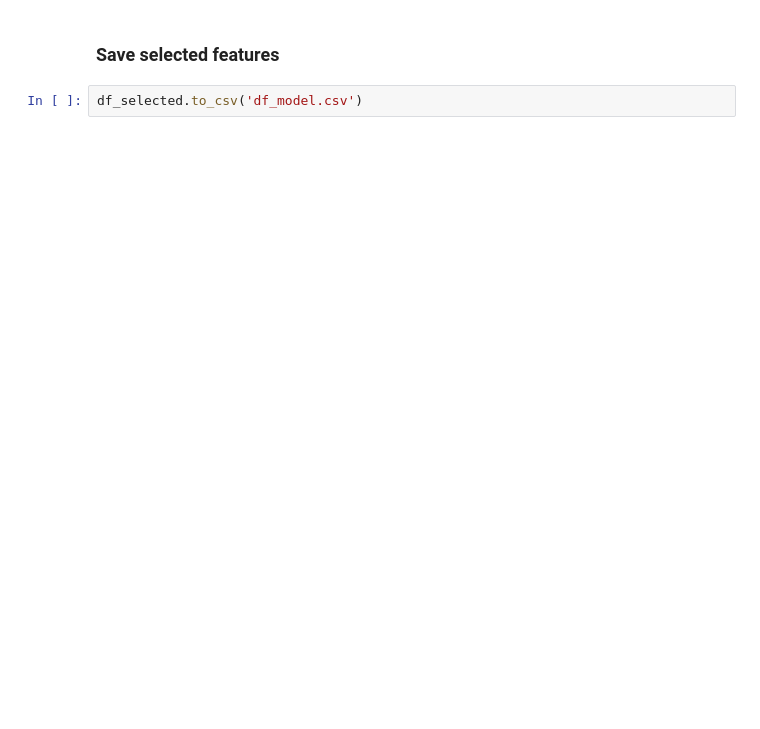
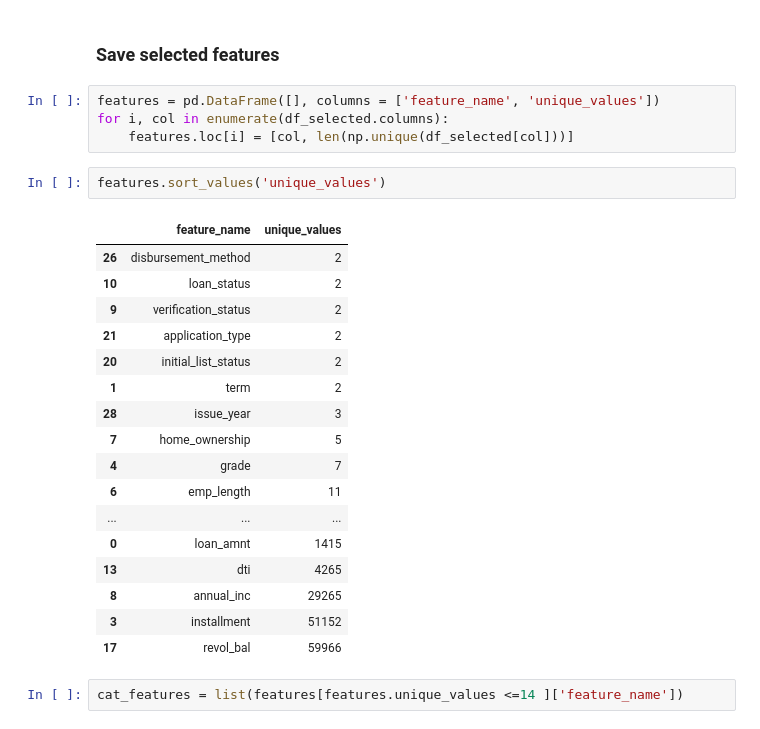
Before and after one commit to msahamed/lending_loan_prediction, a Jupyter notebook: eda.ipynb, the cells around one changed output. Drawn from its saved outputs; the diff is of its cells as text; blank space fills up the shorter version.

```diff
--- a/eda.ipynb
+++ b/eda.ipynb
@@ -224,4 +253,28 @@ df_selected.head()
 # %% [markdown]
 ### Save selected features
-# %%
-df_selected.to_csv('df_model.csv')
+# %%
+features = pd.DataFrame([], columns = ['feature_name', 'unique_values'])
+for i, col in enumerate(df_selected.columns):
+    features.loc[i] = [col, len(np.unique(df_selected[col]))]
+# %%
+features.sort_values('unique_values')
+# %% [output]
+|  | feature_name | unique_values |
+| 26 | disbursement_method | 2 |
+| 10 | loan_status | 2 |
+| 9 | verification_status | 2 |
+| 21 | application_type | 2 |
+| 20 | initial_list_status | 2 |
+| 1 | term | 2 |
+| 28 | issue_year | 3 |
+| 7 | home_ownership | 5 |
+| 4 | grade | 7 |
+| 6 | emp_length | 11 |
+| ... | ... | ... |
+| 0 | loan_amnt | 1415 |
+| 13 | dti | 4265 |
+| 8 | annual_inc | 29265 |
+| 3 | installment | 51152 |
+| 17 | revol_bal | 59966 |
+# %%
+cat_features = list(features[features.unique_values <=14 ]['feature_name'])
```
Also changed, not shown: parts of 19 cells of this notebook, 3 other files.
